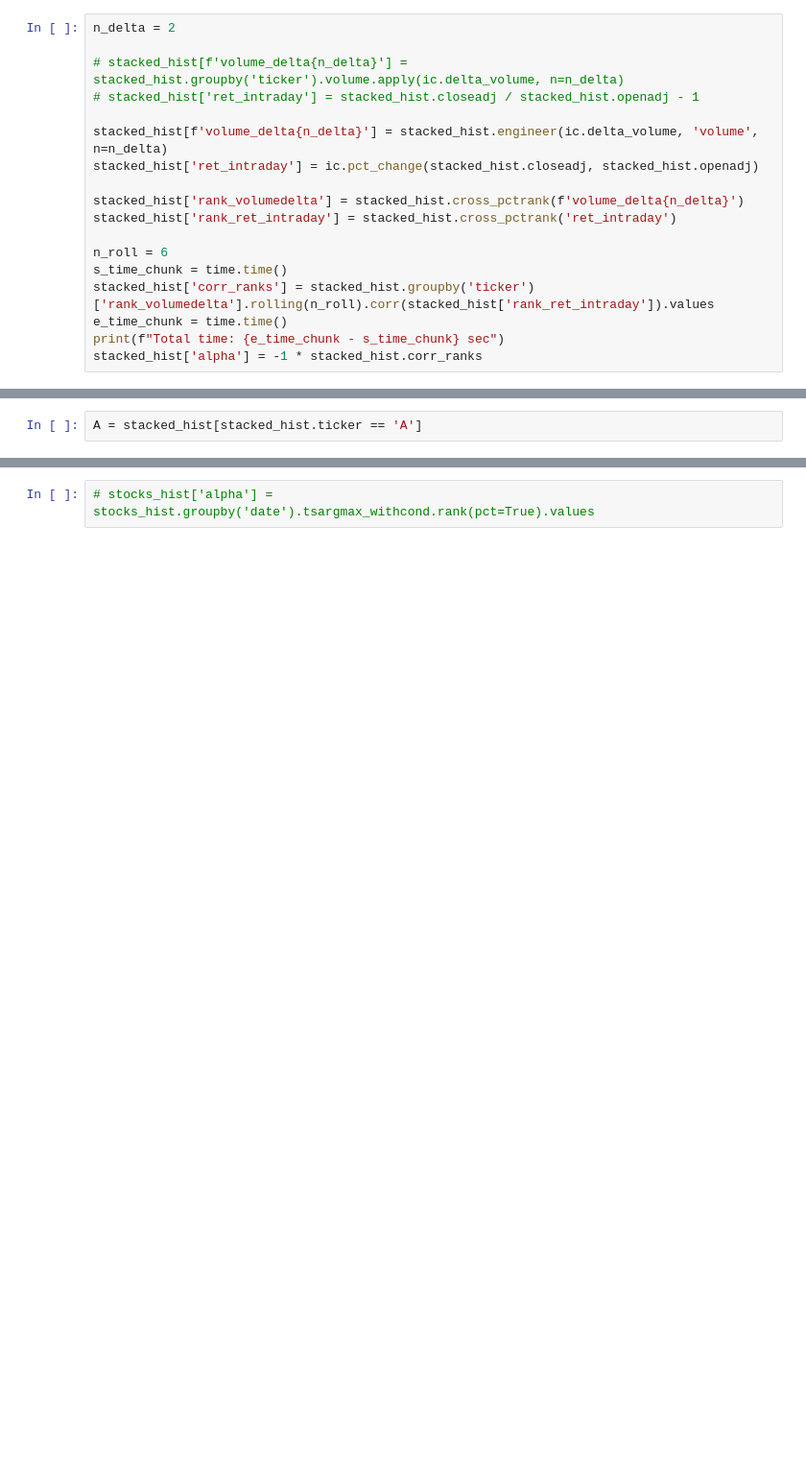
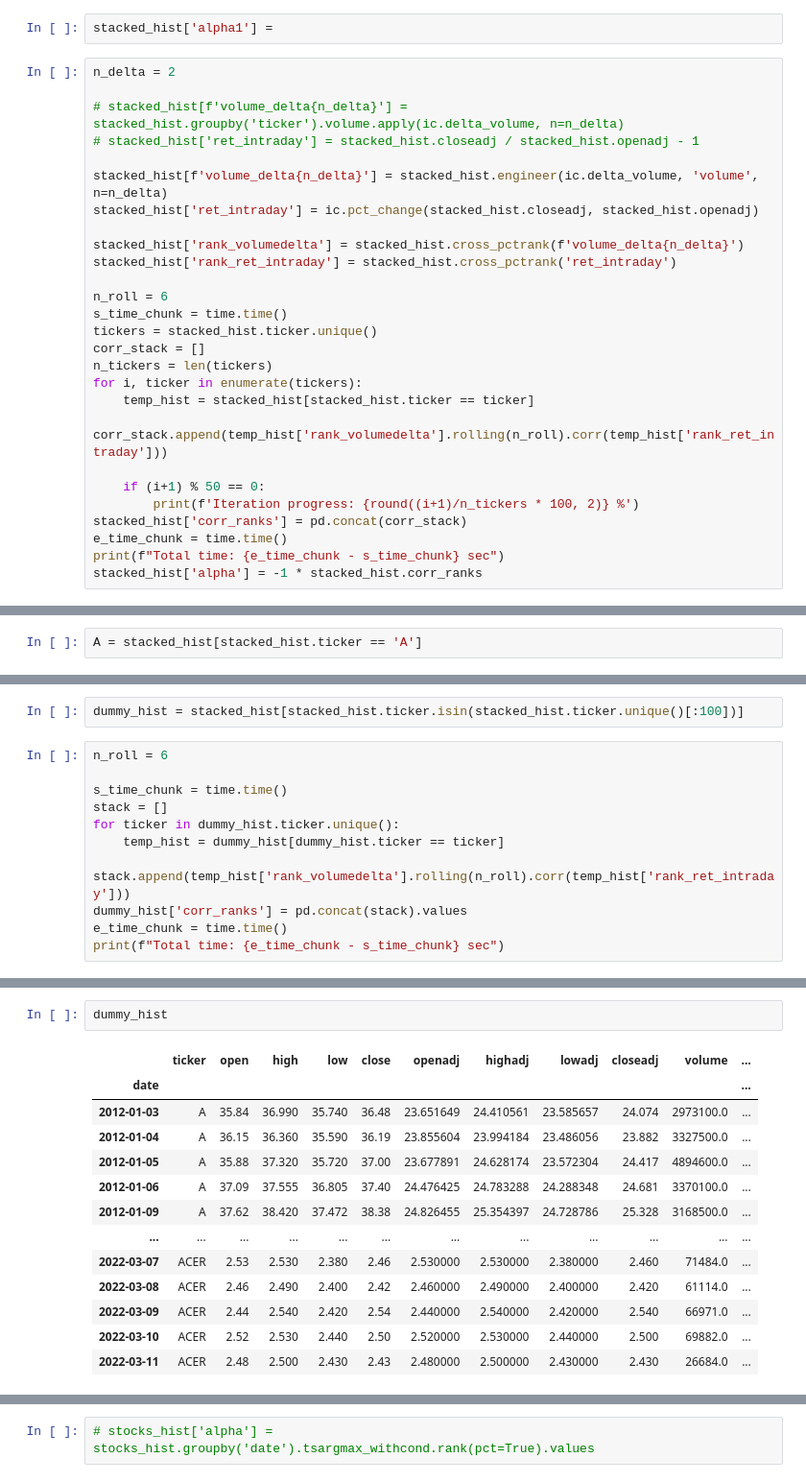
Before and after one commit to chayaponlee/QuantSystemMVP, a Jupyter notebook: notebooks/101_alpha.ipynb, the cells around one changed output, grey strips where cells are left out. Shown: that part at 96% size. Drawn from its saved outputs; the diff is of its cells as text; blank space fills up the shorter version.

```diff
--- a/notebooks/101_alpha.ipynb
+++ b/notebooks/101_alpha.ipynb
@@ -72,3 +42,5 @@ Total time: 38.05243492126465 sec
+# %%
+stacked_hist['alpha1'] =
 # %%
 n_delta = 2
 
@@ -83,7 +55,16 @@ stacked_hist['rank_ret_intraday'] = stacked_hist.cross_pctrank('ret_intraday')
 
 n_roll = 6
 s_time_chunk = time.time()
-stacked_hist['corr_ranks'] = stacked_hist.groupby('ticker')['rank_volumedelta'].rolling(n_roll).corr(stacked_hist['rank_ret_intraday']).values
+tickers = stacked_hist.ticker.unique()
+corr_stack = []
+n_tickers = len(tickers)
+for i, ticker in enumerate(tickers):
+    temp_hist = stacked_hist[stacked_hist.ticker == ticker]
+    corr_stack.append(temp_hist['rank_volumedelta'].rolling(n_roll).corr(temp_hist['rank_ret_intraday']))
+
+    if (i+1) % 50 == 0:
+        print(f'Iteration progress: {round((i+1)/n_tickers * 100, 2)} %')
+stacked_hist['corr_ranks'] = pd.concat(corr_stack)
 e_time_chunk = time.time()
 print(f"Total time: {e_time_chunk - s_time_chunk} sec")
 stacked_hist['alpha'] = -1 * stacked_hist.corr_ranks
@@ -126,0 +95,13 @@ Length: 2565, dtype: float64
+# %%
+dummy_hist = stacked_hist[stacked_hist.ticker.isin(stacked_hist.ticker.unique()[:100])]
+# %%
+n_roll = 6
+
+s_time_chunk = time.time()
+stack = []
+for ticker in dummy_hist.ticker.unique():
+    temp_hist = dummy_hist[dummy_hist.ticker == ticker]
+    stack.append(temp_hist['rank_volumedelta'].rolling(n_roll).corr(temp_hist['rank_ret_intraday']))
+dummy_hist['corr_ranks'] = pd.concat(stack).values
+e_time_chunk = time.time()
+print(f"Total time: {e_time_chunk - s_time_chunk} sec")
@@ -126,0 +115,16 @@ Length: 2565, dtype: float64
+# %%
+dummy_hist
+# %% [output]
+|  | ticker | open | high | low | close | openadj | highadj | lowadj | closeadj | volume | ... |
+| date |  |  |  |  |  |  |  |  |  |  | ... |
+| 2012-01-03 | A | 35.84 | 36.990 | 35.740 | 36.48 | 23.651649 | 24.410561 | 23.585657 | 24.074 | 2973100.0 | ... |
+| 2012-01-04 | A | 36.15 | 36.360 | 35.590 | 36.19 | 23.855604 | 23.994184 | 23.486056 | 23.882 | 3327500.0 | ... |
+| 2012-01-05 | A | 35.88 | 37.320 | 35.720 | 37.00 | 23.677891 | 24.628174 | 23.572304 | 24.417 | 4894600.0 | ... |
+| 2012-01-06 | A | 37.09 | 37.555 | 36.805 | 37.40 | 24.476425 | 24.783288 | 24.288348 | 24.681 | 3370100.0 | ... |
+| 2012-01-09 | A | 37.62 | 38.420 | 37.472 | 38.38 | 24.826455 | 25.354397 | 24.728786 | 25.328 | 3168500.0 | ... |
+| ... | ... | ... | ... | ... | ... | ... | ... | ... | ... | ... | ... |
+| 2022-03-07 | ACER | 2.53 | 2.530 | 2.380 | 2.46 | 2.530000 | 2.530000 | 2.380000 | 2.460 | 71484.0 | ... |
+| 2022-03-08 | ACER | 2.46 | 2.490 | 2.400 | 2.42 | 2.460000 | 2.490000 | 2.400000 | 2.420 | 61114.0 | ... |
+| 2022-03-09 | ACER | 2.44 | 2.540 | 2.420 | 2.54 | 2.440000 | 2.540000 | 2.420000 | 2.540 | 66971.0 | ... |
+| 2022-03-10 | ACER | 2.52 | 2.530 | 2.440 | 2.50 | 2.520000 | 2.530000 | 2.440000 | 2.500 | 69882.0 | ... |
+| 2022-03-11 | ACER | 2.48 | 2.500 | 2.430 | 2.43 | 2.480000 | 2.500000 | 2.430000 | 2.430 | 26684.0 | ... |
```
Also changed, not shown: parts of 17 cells of this notebook.
